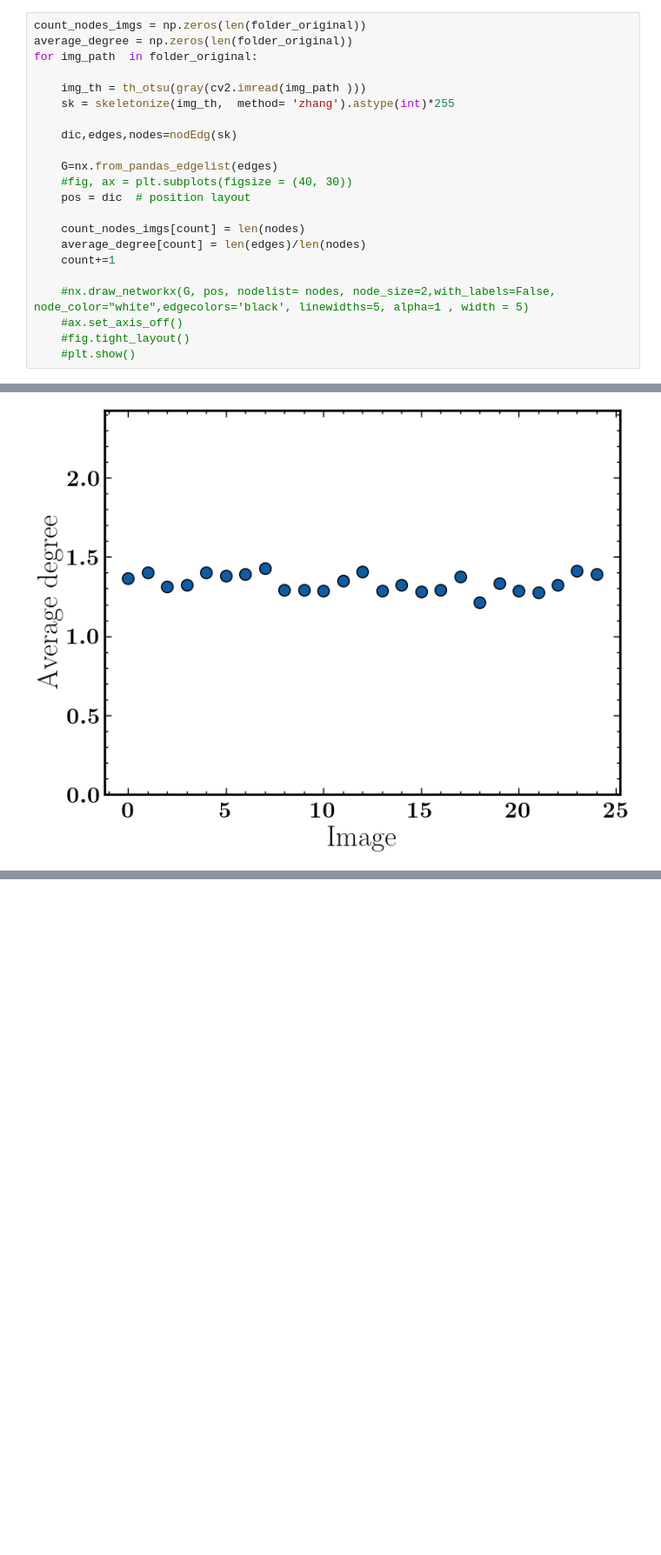
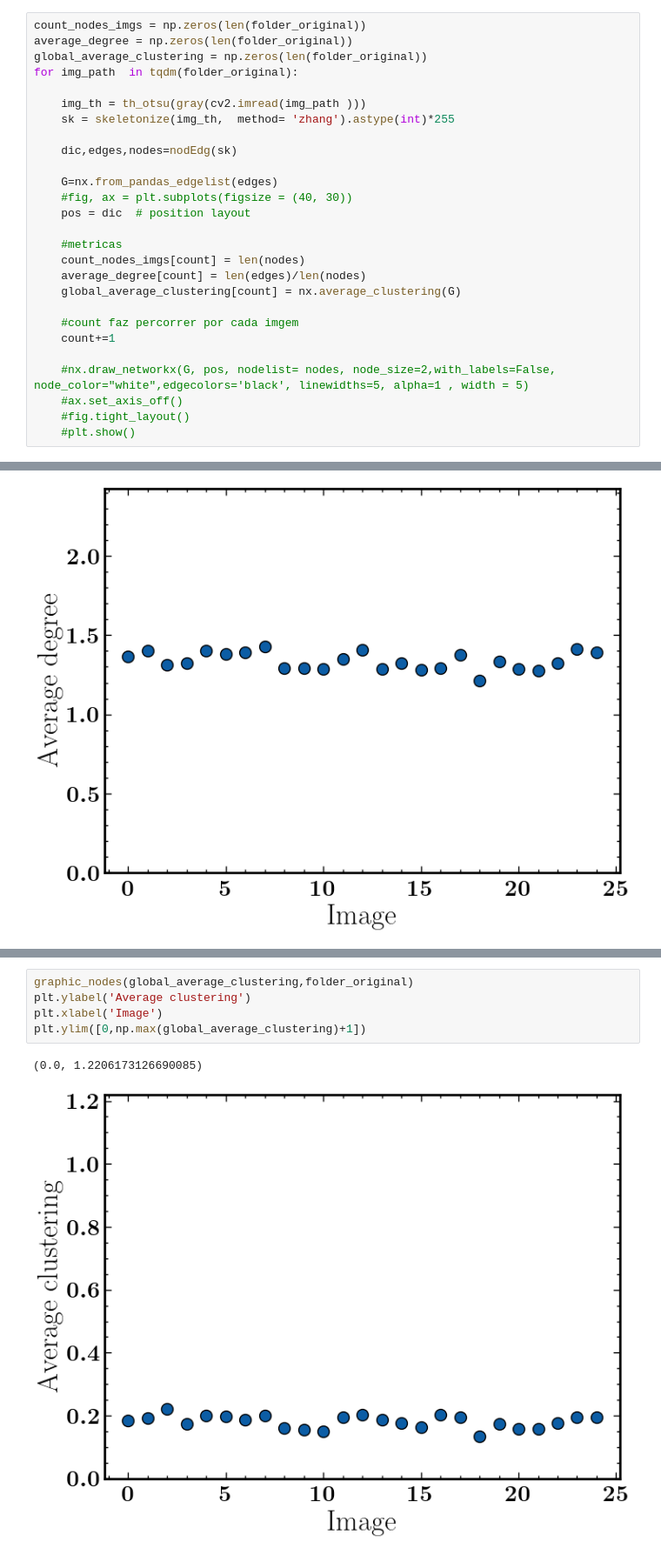
Before and after one commit to walacevale/network_actin_cell, a Jupyter notebook: metricas.ipynb, the cells around one changed output, grey strips where cells are left out. Shown at 87% size. Drawn from its saved outputs; the diff is of its cells as text; blank space fills up the shorter version.

Commit message:
feat: clustering

```diff
--- a/metricas.ipynb
+++ b/metricas.ipynb
@@ -16,7 +15,8 @@ count = 0
 # %%
 count_nodes_imgs = np.zeros(len(folder_original))
 average_degree = np.zeros(len(folder_original))
-for img_path  in folder_original:
+global_average_clustering = np.zeros(len(folder_original))
+for img_path  in tqdm(folder_original):
 
     img_th = th_otsu(gray(cv2.imread(img_path )))
     sk = skeletonize(img_th,  method= 'zhang').astype(int)*255
@@ -27,8 +27,12 @@ for img_path  in folder_original:
     #fig, ax = plt.subplots(figsize = (40, 30))
     pos = dic  # position layout
 
+    #metricas
     count_nodes_imgs[count] = len(nodes)
     average_degree[count] = len(edges)/len(nodes)
+    global_average_clustering[count] = nx.average_clustering(G)
+
+    #count faz percorrer por cada imgem
     count+=1
 
     #nx.draw_networkx(G, pos, nodelist= nodes, node_size=2,with_labels=False, node_color="white",edgecolors='black', linewidths=5, alpha=1 , width = 5)
@@ -69,0 +80,8 @@ plt.ylim([0,np.max(average_degree)+1])
+# %%
+graphic_nodes(global_average_clustering,folder_original)
+plt.ylabel('Average clustering')
+plt.xlabel('Image')
+plt.ylim([0,np.max(global_average_clustering)+1])
+# %% [output]
+(0.0, 1.2206173126690085)
+[figure, added]
```
Also changed, not shown: parts of 2 cells of this notebook.
